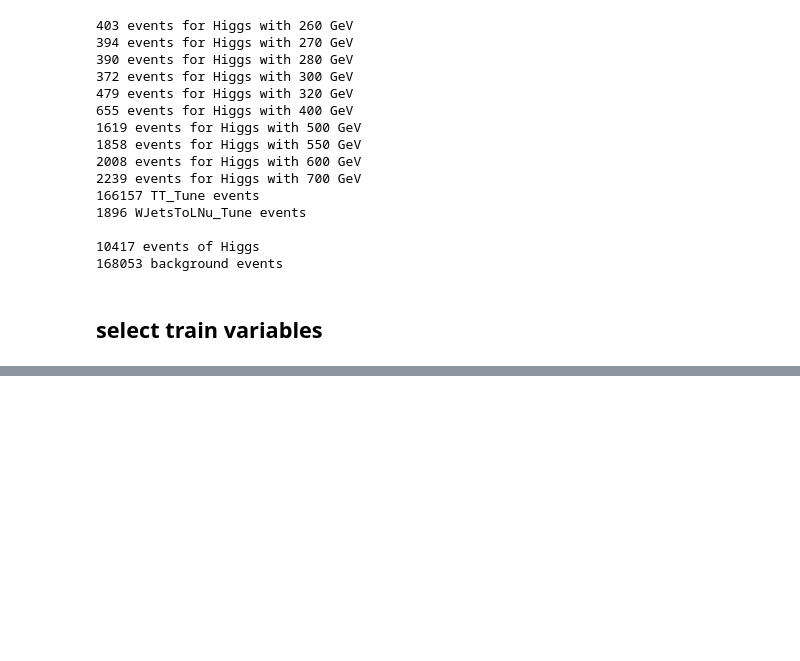
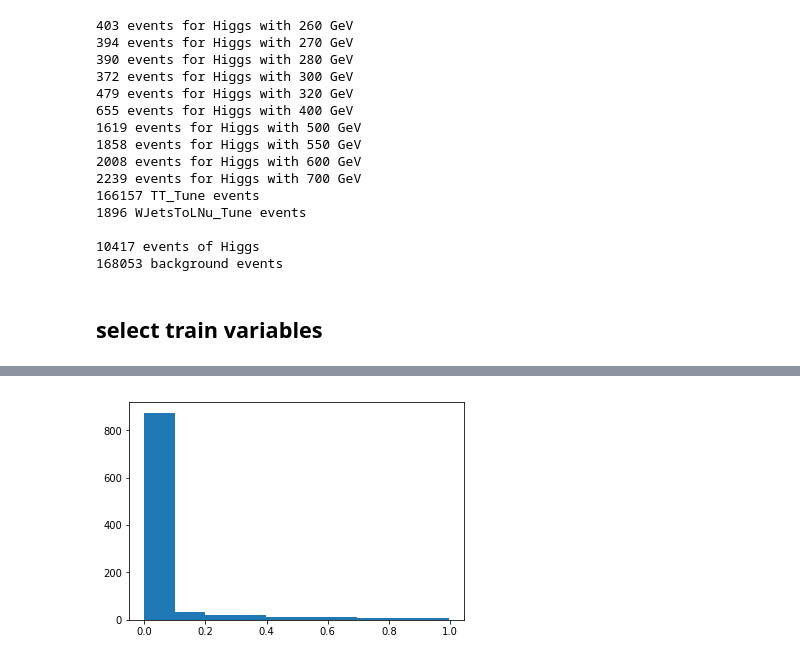
Before and after one commit to antcap96/estagio, a Jupyter notebook: BDT.ipynb, the cells around one changed output, grey strips where cells are left out. Drawn from its saved outputs; the diff is of its cells as text; code cells hidden in the pictures; blank space fills up the shorter version.

```diff
--- a/BDT.ipynb
+++ b/BDT.ipynb
@@ -154,0 +256,17 @@ print(model.score(X_test, y_test, sample_weight=weights_test))
+# %%
+from scipy.stats import rv_continuous
+from scipy import log
+class one_over_x_gen(rv_continuous):
+    def __init__(self, **kargs):
+        rv_continuous.__init__(self,**kargs)
+        self.log_b_a = log(self.b/self.a)
+    """1/x"""
+    def _pdf(self, x):
+        return 1/x/self.log_b_a
+
+dist = one_over_x_gen(a=1e-8,b=1)
+
+plt.hist(dist.rvs(size=(1000)))
+plt.show()
+# %% [output]
+[figure, added]
```
Also changed, not shown: parts of 33 cells of this notebook.
